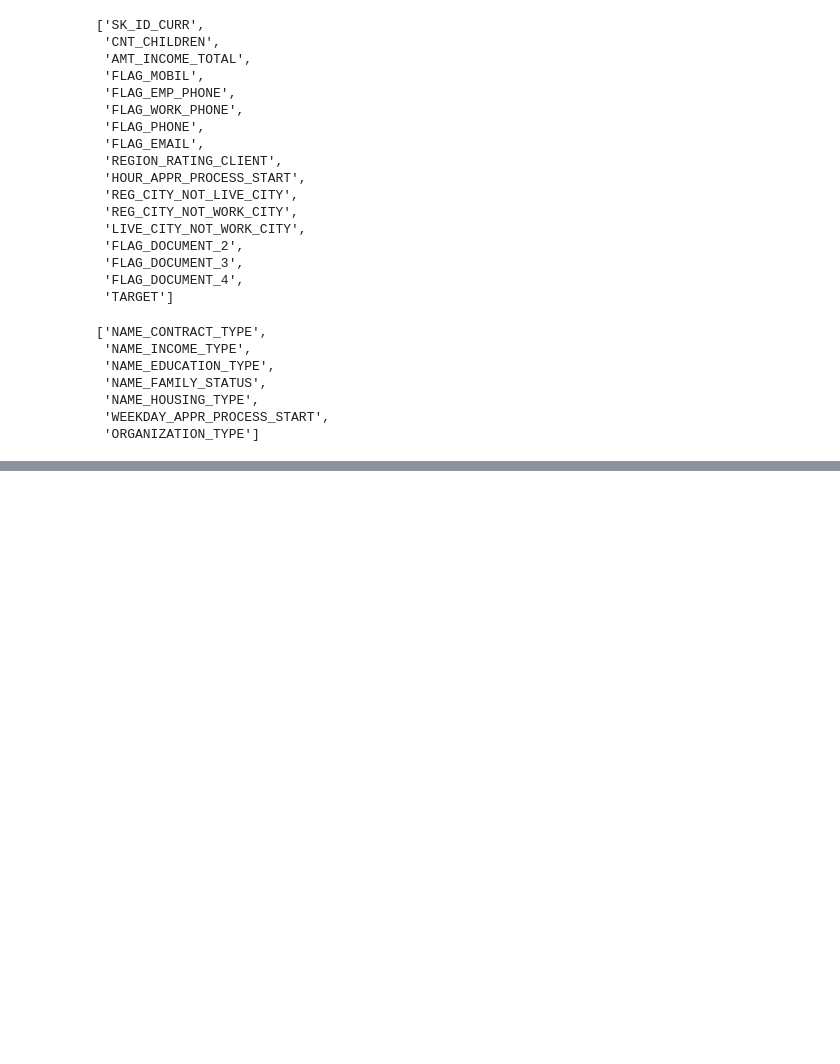
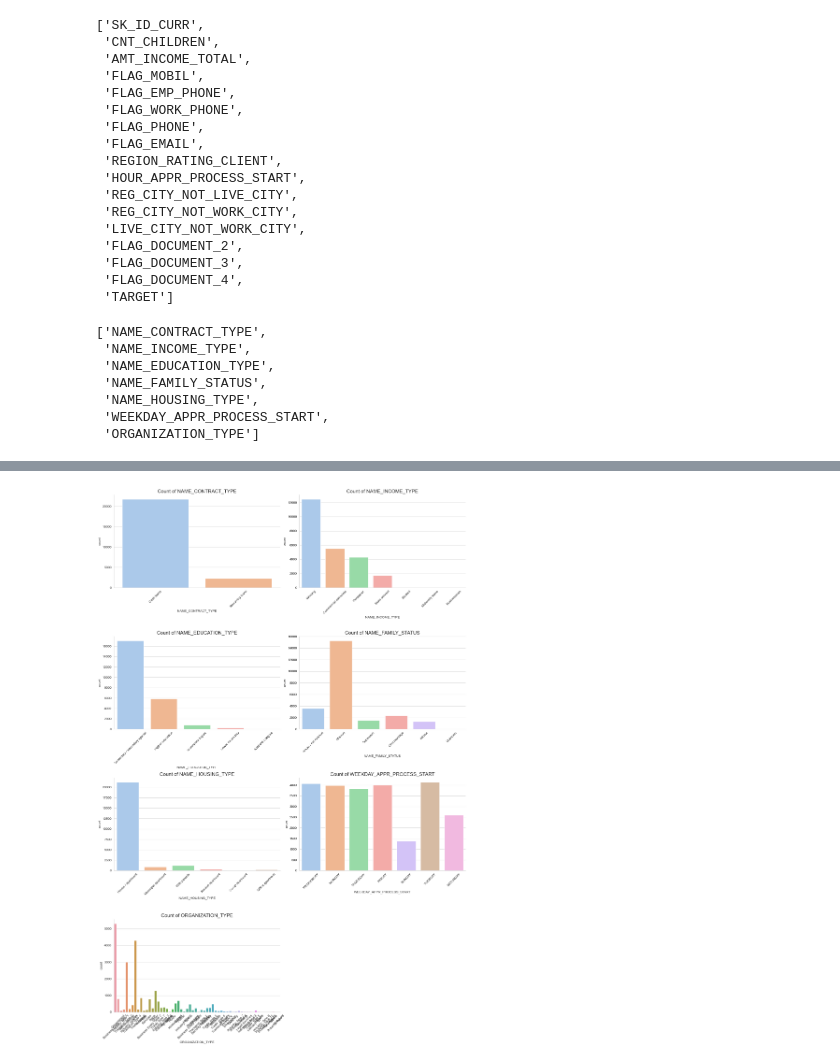
Before and after one commit to yellowlemontea/JB_DS2, a Jupyter notebook: Jun_working_file.ipynb, the cells around one changed output, grey strips where cells are left out. Saved outputs shown, nothing was run; the diff lists cells and outputs as text; code cells hidden in the pictures; blank space fills up the shorter version.

```diff
--- a/Jun_working_file.ipynb
+++ b/Jun_working_file.ipynb
@@ -391,0 +792,39 @@ Name: CODE_GENDER, dtype: object
+# %%
+# 범주형 변수 시각화 (막대 그래프)
+
+sns.set_style("whitegrid")
+sns.set_palette("pastel")
+
+
+# Calculate the number of rows needed for the plot
+n_rows = (len(categorical_columns) + 1) // 2
+
+fig, axes = plt.subplots(n_rows, 2, figsize=(16, n_rows*6))
+
+for idx in range(n_rows * 2):
+    i = idx // 2
+    j = idx % 2
+
+    # Skip if there's no data for this subplot
+    if idx >= len(categorical_columns):
+        fig.delaxes(axes[i,j]) # delete the empty subplot
+        continue
+
+    column = categorical_columns[idx]
+
+    # Create the countplot on designated subplot (axes[i,j])
+    sns.countplot(x=data[column], data=data, ax=axes[i,j])
+
+    # Set the title and labels of the graph
+    axes[i,j].set_title(f'Count of {column}', fontsize=15)
+
+    # Rotate x-axis labels for better visibility if necessary
+    axes[i,j].tick_params(axis='x', rotation=45)
+
+# Remove top and right borders for cleaner look & adjust layout for better visibility
+sns.despine()
+plt.tight_layout()
+
+plt.show()
+# %% [output]
+[figure, added]
```
Also changed, not shown: parts of 18 cells of this notebook.
